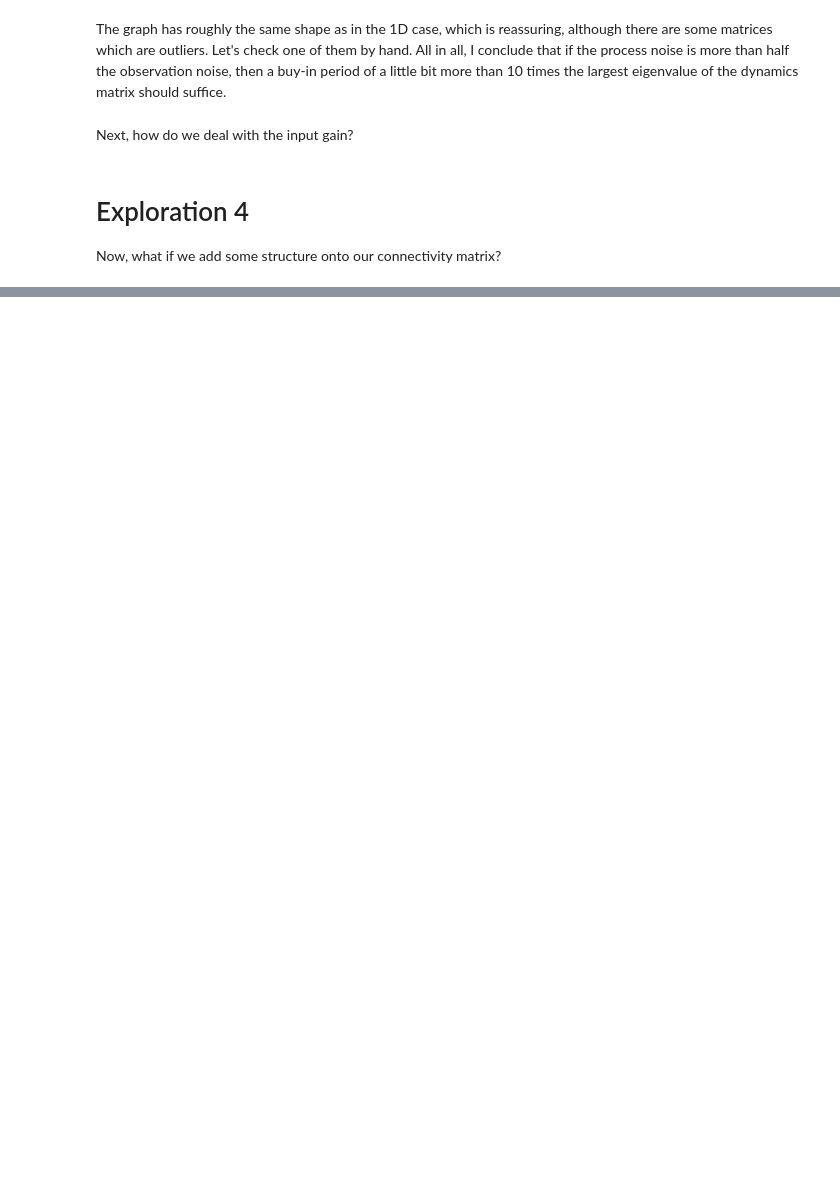
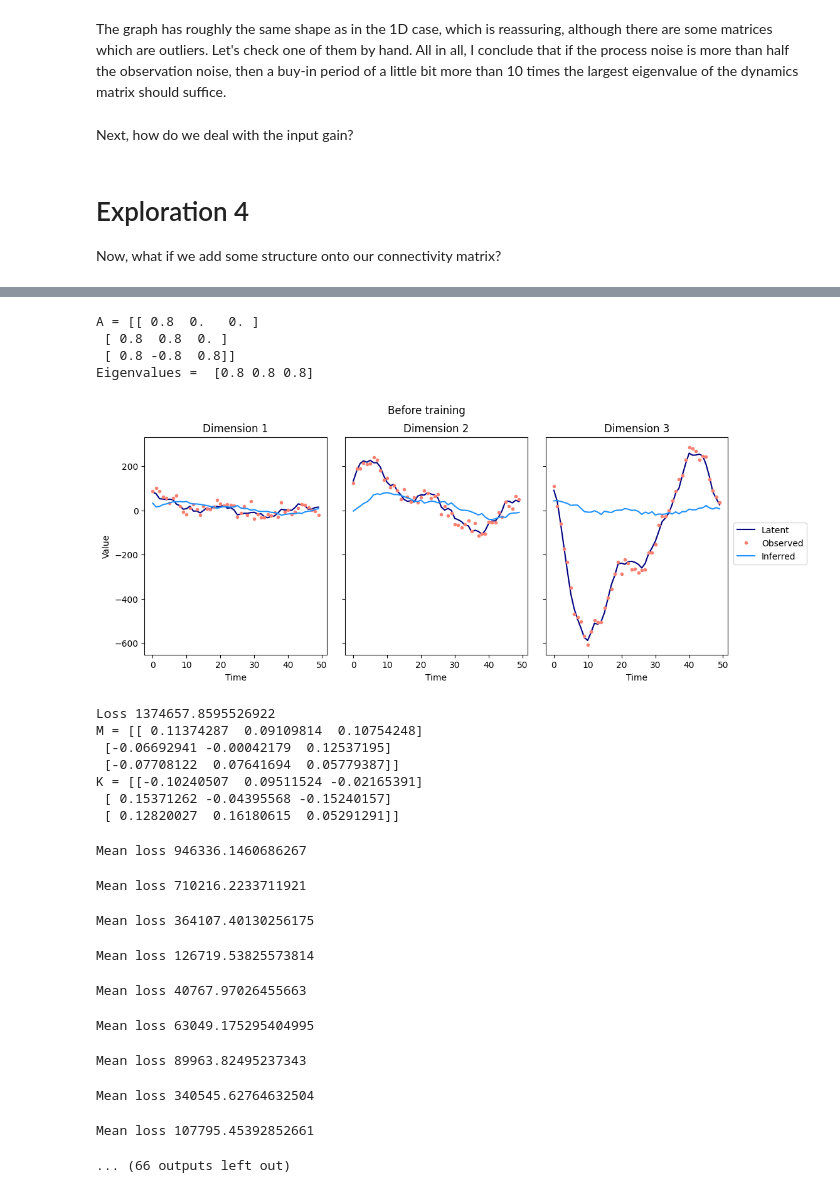
Before and after one commit to Kroiririoroirkk/cmu-project, a Jupyter notebook: LDS_exploration.ipynb, the cells around one changed output, grey strips where cells are left out. Cells and saved outputs as stored; diff of their text form; code cells hidden in the pictures; blank space fills up the shorter version.

```diff
--- a/LDS_exploration.ipynb
+++ b/LDS_exploration.ipynb
@@ -770,0 +1857,27 @@ test_masks(3, masks_three_neurons)
+# %%
+proc = mk_nd_proc(rng, 3,
+                  A=np.array([[0.8, 0, 0], [0.8, 0.8, 0], [0.8, -0.8, 0.8]]))
+compare_nn_kalman(rng, proc, np.concatenate((np.full(15, 1e-6), np.full(15, 5e-7), np.full(20, 3e-7), np.full(20, 1e-7))))
+# %% [output]
+A = [[ 0.8  0.   0. ]
+ [ 0.8  0.8  0. ]
+ [ 0.8 -0.8  0.8]]
+Eigenvalues =  [0.8 0.8 0.8]
+[figure, added]
+Loss 1374657.8595526922
+M = [[ 0.11374287  0.09109814  0.10754248]
+ [-0.06692941 -0.00042179  0.12537195]
+ [-0.07708122  0.07641694  0.05779387]]
+K = [[-0.10240507  0.09511524 -0.02165391]
+ [ 0.15371262 -0.04395568 -0.15240157]
+ [ 0.12820027  0.16180615  0.05291291]]
+Mean loss 946336.1460686267
+Mean loss 710216.2233711921
+Mean loss 364107.40130256175
+Mean loss 126719.53825573814
+Mean loss 40767.97026455663
+Mean loss 63049.175295404995
+Mean loss 89963.82495237343
+Mean loss 340545.62764632504
+Mean loss 107795.45392852661
+... (66 outputs left out)
```
Also changed, not shown: parts of 26 cells of this notebook, 15 other files.
